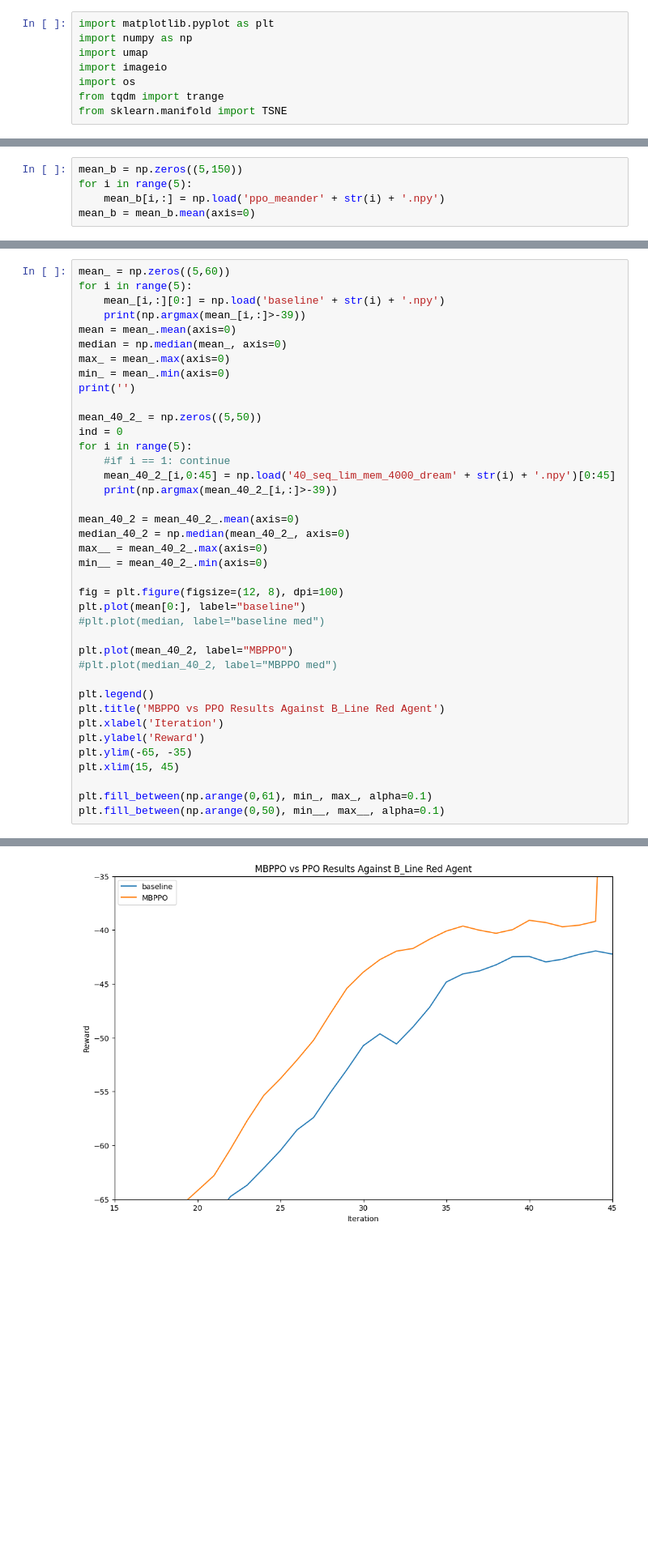
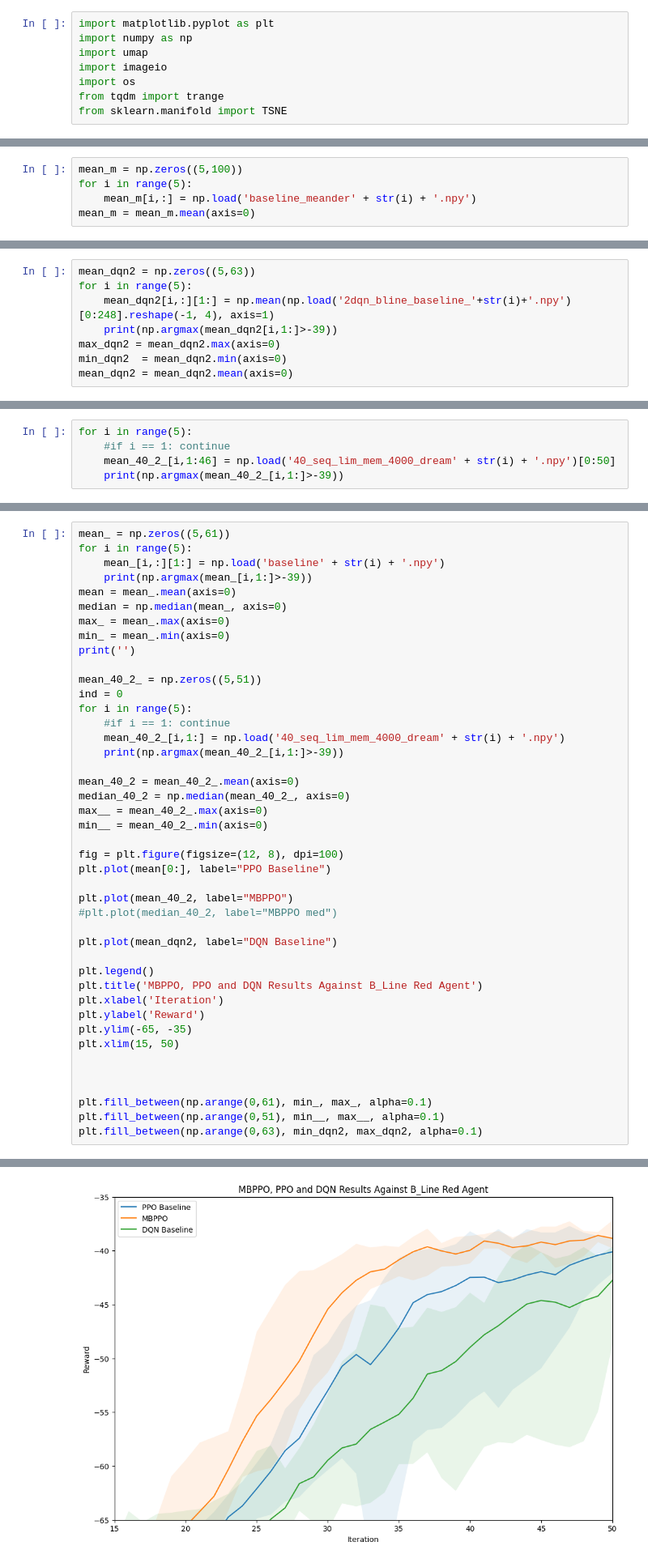
Before and after one commit to cage-challenge/cage-challenge-2, a Jupyter notebook: CybORG/CybORG/MBPPO/plots.ipynb, the cells around one changed output, grey strips where cells are left out. Shown at 81% size. Saved outputs shown, nothing was run; the diff lists cells and outputs as text; blank space fills up the shorter version.

```diff
--- a/CybORG/CybORG/MBPPO/plots.ipynb
+++ b/CybORG/CybORG/MBPPO/plots.ipynb
@@ -69,8 +69,8 @@ np.load('ppo_meander' + str(i) + '.npy').shape
 # %%
-mean_b = np.zeros((5,150))
+mean_m = np.zeros((5,100))
 for i in range(5):
-    mean_b[i,:] = np.load('ppo_meander' + str(i) + '.npy')
-mean_b = mean_b.mean(axis=0)
+    mean_m[i,:] = np.load('baseline_meander' + str(i) + '.npy')
+mean_m = mean_m.mean(axis=0)
 # %%
 t = np.zeros(50)
 t[0:45] = np.load('40_seq_lim_mem_4000_dream3.npy')
@@ -122,0 +140,8 @@ plt.xlim(15, 45)
+# %%
+mean_dqn2 = np.zeros((5,63))
+for i in range(5):
+    mean_dqn2[i,:][1:] = np.mean(np.load('2dqn_bline_baseline_'+str(i)+'.npy')[0:248].reshape(-1, 4), axis=1)
+    print(np.argmax(mean_dqn2[i,1:]>-39))
+max_dqn2 = mean_dqn2.max(axis=0)
+min_dqn2  = mean_dqn2.min(axis=0)
+mean_dqn2 = mean_dqn2.mean(axis=0)
@@ -122,0 +169,5 @@ plt.xlim(15, 45)
+# %%
+for i in range(5):
+    #if i == 1: continue
+    mean_40_2_[i,1:46] = np.load('40_seq_lim_mem_4000_dream' + str(i) + '.npy')[0:50]
+    print(np.argmax(mean_40_2_[i,1:]>-39))
@@ -123,20 +180,20 @@ plt.xlim(15, 45)
 # %%
-mean_ = np.zeros((5,60))
+mean_ = np.zeros((5,61))
 for i in range(5):
-    mean_[i,:][0:] = np.load('baseline' + str(i) + '.npy')
-    print(np.argmax(mean_[i,:]>-39))
+    mean_[i,:][1:] = np.load('baseline' + str(i) + '.npy')
+    print(np.argmax(mean_[i,1:]>-39))
 mean = mean_.mean(axis=0)
 median = np.median(mean_, axis=0)
 max_ = mean_.max(axis=0)
 min_ = mean_.min(axis=0)
 print('')
 
-mean_40_2_ = np.zeros((5,50))
+mean_40_2_ = np.zeros((5,51))
 ind = 0
 for i in range(5):
     #if i == 1: continue
-    mean_40_2_[i,0:45] = np.load('40_seq_lim_mem_4000_dream' + str(i) + '.npy')[0:45]
-    print(np.argmax(mean_40_2_[i,:]>-39))
+    mean_40_2_[i,1:] = np.load('40_seq_lim_mem_4000_dream' + str(i) + '.npy')
+    print(np.argmax(mean_40_2_[i,1:]>-39))
 
 mean_40_2 = mean_40_2_.mean(axis=0)
 median_40_2 = np.median(mean_40_2_, axis=0)
@@ -144,19 +201,23 @@ max__ = mean_40_2_.max(axis=0)
 min__ = mean_40_2_.min(axis=0)
 
 fig = plt.figure(figsize=(12, 8), dpi=100)
-plt.plot(mean[0:], label="baseline")
-#plt.plot(median, label="baseline med")
+plt.plot(mean[0:], label="PPO Baseline")
 
 plt.plot(mean_40_2, label="MBPPO")
 #plt.plot(median_40_2, label="MBPPO med")
 
+plt.plot(mean_dqn2, label="DQN Baseline")
+
 plt.legend()
-plt.title('MBPPO vs PPO Results Against B_Line Red Agent')
+plt.title('MBPPO, PPO and DQN Results Against B_Line Red Agent')
 plt.xlabel('Iteration')
 plt.ylabel('Reward')
 plt.ylim(-65, -35)
-plt.xlim(15, 45)
+plt.xlim(15, 50)
+
+
 
 plt.fill_between(np.arange(0,61), min_, max_, alpha=0.1)
-plt.fill_between(np.arange(0,50), min__, max__, alpha=0.1)
+plt.fill_between(np.arange(0,51), min__, max__, alpha=0.1)
+plt.fill_between(np.arange(0,63), min_dqn2, max_dqn2, alpha=0.1)
 # %% [output]
@@ -175,4 +236,4 @@ ValueError: operands could not be broadcast together with shapes (61,) (60,)
-[figure, old version]
+[figure, new version]
 # %%
 t = np.load('40_seq_lim_mem_4000_dream1.npy')
 t = np.roll(t, -2)
```
Also changed, not shown: parts of 35 cells of this notebook, 8 other files.
